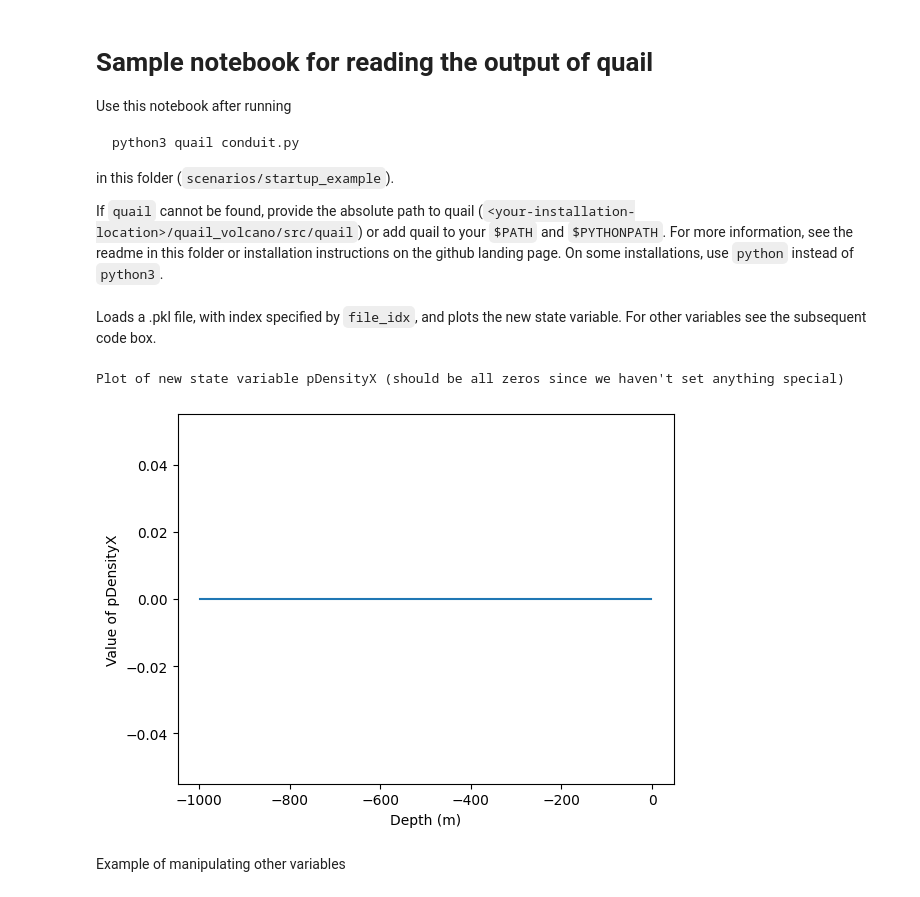
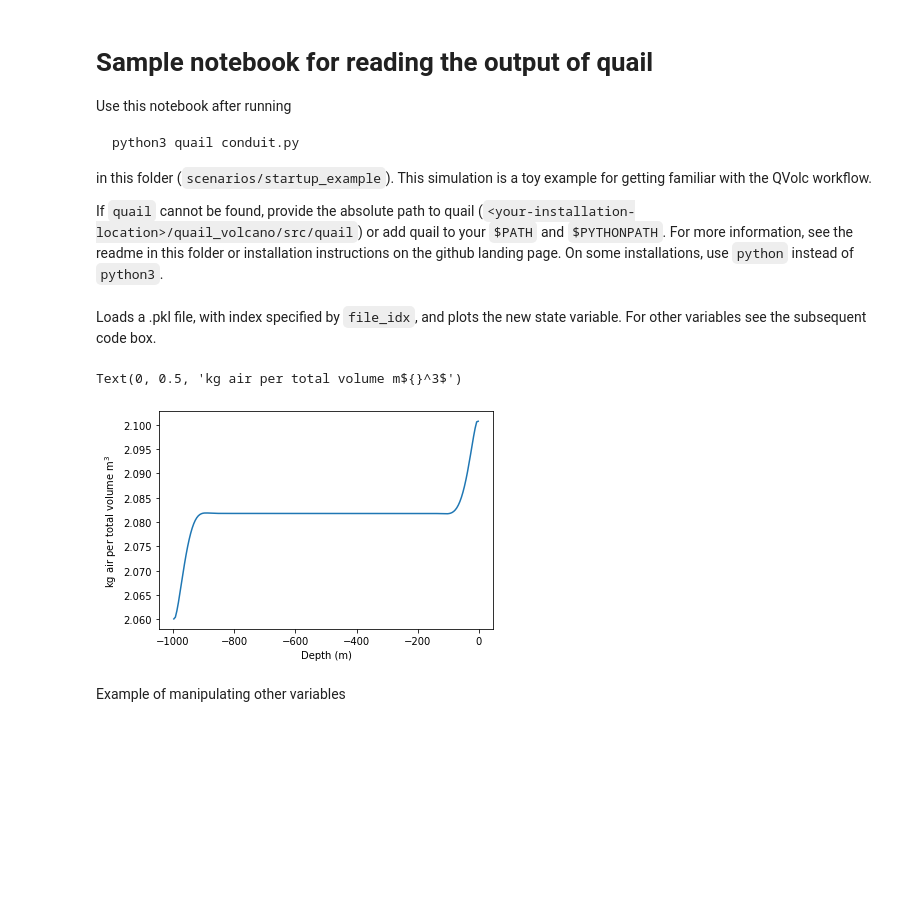
Before and after one commit to fredriclam/quail_volcano, a Jupyter notebook: scenarios/startup_example/inspector.ipynb, the cells around one changed output. Drawn from its saved outputs; the diff is of its cells as text; code cells hidden in the pictures; blank space fills up the shorter version.

````diff
--- a/scenarios/startup_example/inspector.ipynb
+++ b/scenarios/startup_example/inspector.ipynb
@@ -7,7 +7,7 @@ Use this notebook after running
 python3 quail conduit.py
 ```
 
-in this folder (`scenarios/startup_example`).
+in this folder (`scenarios/startup_example`). This simulation is a toy example for getting familiar with the QVolc workflow.
 
 If `quail` cannot be found, provide the absolute path to quail (`<your-installation-location>/quail_volcano/src/quail`) or add quail to your `$PATH` and `$PYTHONPATH`. For more information, see the readme in this folder or installation instructions on the github landing page. On some installations, use `python` instead of `python3`.
 # %%
@@ -54,38 +55,42 @@ os.chdir(target_dir)
 Loads a .pkl file, with index specified by `file_idx`, and plots the new state variable. For other variables see the subsequent code box.
 # %%
 # Load a solver and interact
-file_idx = 25
-solver = readwritedatafiles.read_data_file(f"test_output_{file_idx}.pkl")
+try:
+  file_idx = 25
+  solver = readwritedatafiles.read_data_file(f"test_output_{file_idx}.pkl")
+except FileNotFoundError as e:
+  print("Output file not found -- check that the simulation was run (see top of notebook for instructions). ")
+  print("Output file not found -- check that the file location/folder is correct (variable source_dir). ")
+  raise e
 
 # solver.state_coeffs holds the solution values at the nodes of each element
 # The shape of state_coeffs is
 #   [ne, nb, ns]
 # where ne is the number of elements, nb is the number of nodes (also finite
-# element basis dimension) in each element, and ns is the number of states
+# element basis dimension) in each element, and ns is the number of states.
 
-# Here we access the newly implemented state variable by giving the name "pDensityX" to
-# solver.physics.get_state_index; alternatively, we can directly use index 8
-pDensityX = solver.state_coeffs[:, :, solver.physics.get_state_index("pDensityX")]
+# Here we access the partial density of water vapor by giving the name "pDensityWv" to
+# solver.physics.get_state_index; alternatively, we can directly use index 1
+pDensityWv = solver.state_coeffs[:, :, solver.physics.get_state_index("pDensityWv")]
 
 # Time in the current .pkl file
 t = solver.time
 
 # Get the position of of each nodal points (location corresponding to each entry of pDensityX)
 nodal_pts = solver.basis.get_nodes(solver.order)
 # Allocate [ne] x [nb, ndims]
 x = np.empty((solver.mesh.num_elems,) + nodal_pts.shape)
 for elem_ID in range(solver.mesh.num_elems):
   # Fill coordinates in physical space
   x[elem_ID] = mesh_tools.ref_to_phys(solver.mesh, elem_ID, nodal_pts)
 
 # Due to the shape, plotting requires unraveling the states
-plt.plot(x.ravel(), pDensityX.ravel())
+plt.plot(x.ravel(), pDensityWv.ravel())
 plt.xlabel("Depth (m)")
-plt.ylabel("Value of pDensityX")
-print("Plot of new state variable pDensityX (should be all zeros since we haven't set anything special)")
+plt.ylabel("kg air per total volume m${}^3$")
 # %% [output]
-Plot of new state variable pDensityX (should be all zeros since we haven't set anything special)
+Text(0, 0.5, 'kg air per total volume m${}^3$')
-[figure, old version]
+[figure, new version]
 # %% [markdown]
 Example of manipulating other variables
 # %%
````
Also changed, not shown: parts of 3 cells of this notebook, 7 other files.
